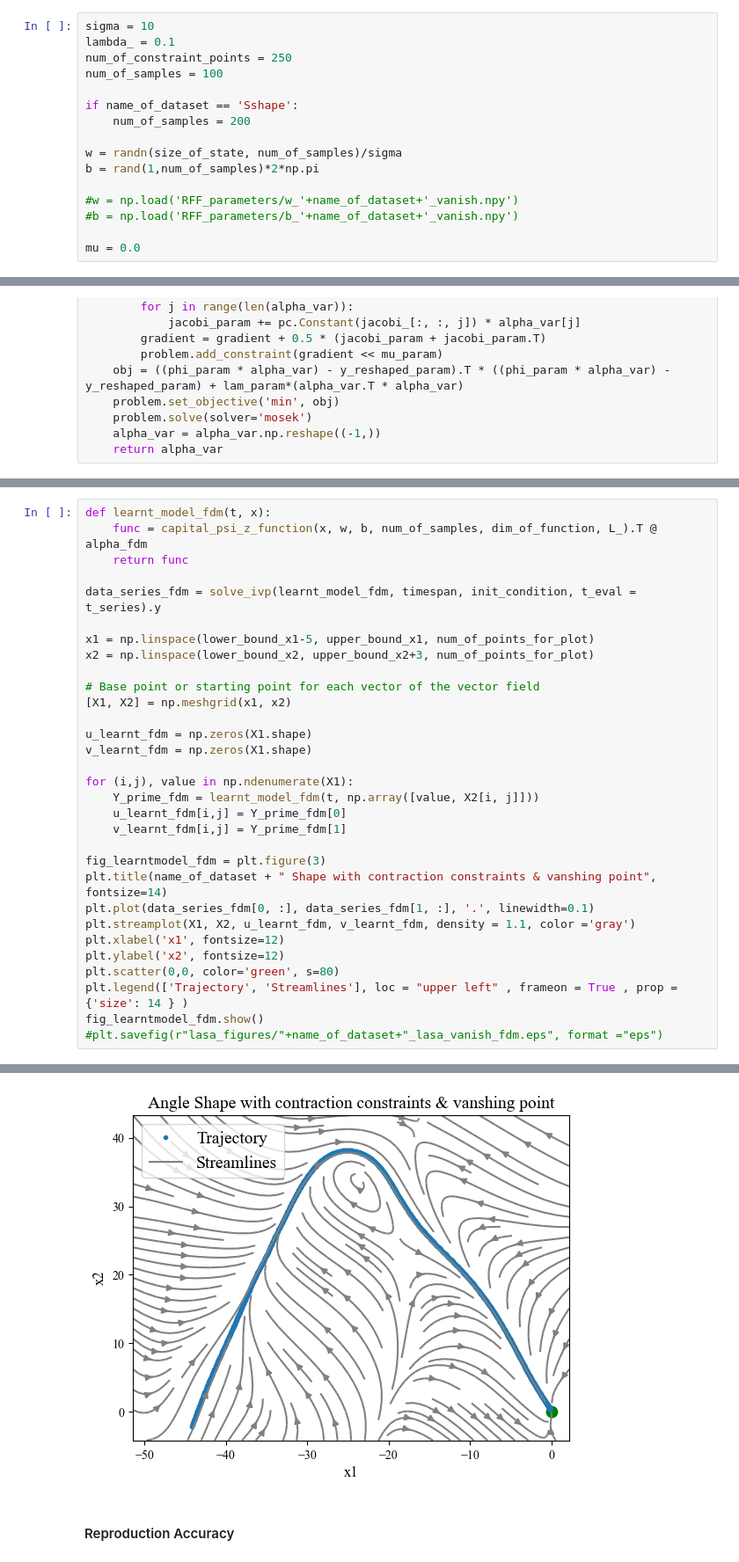
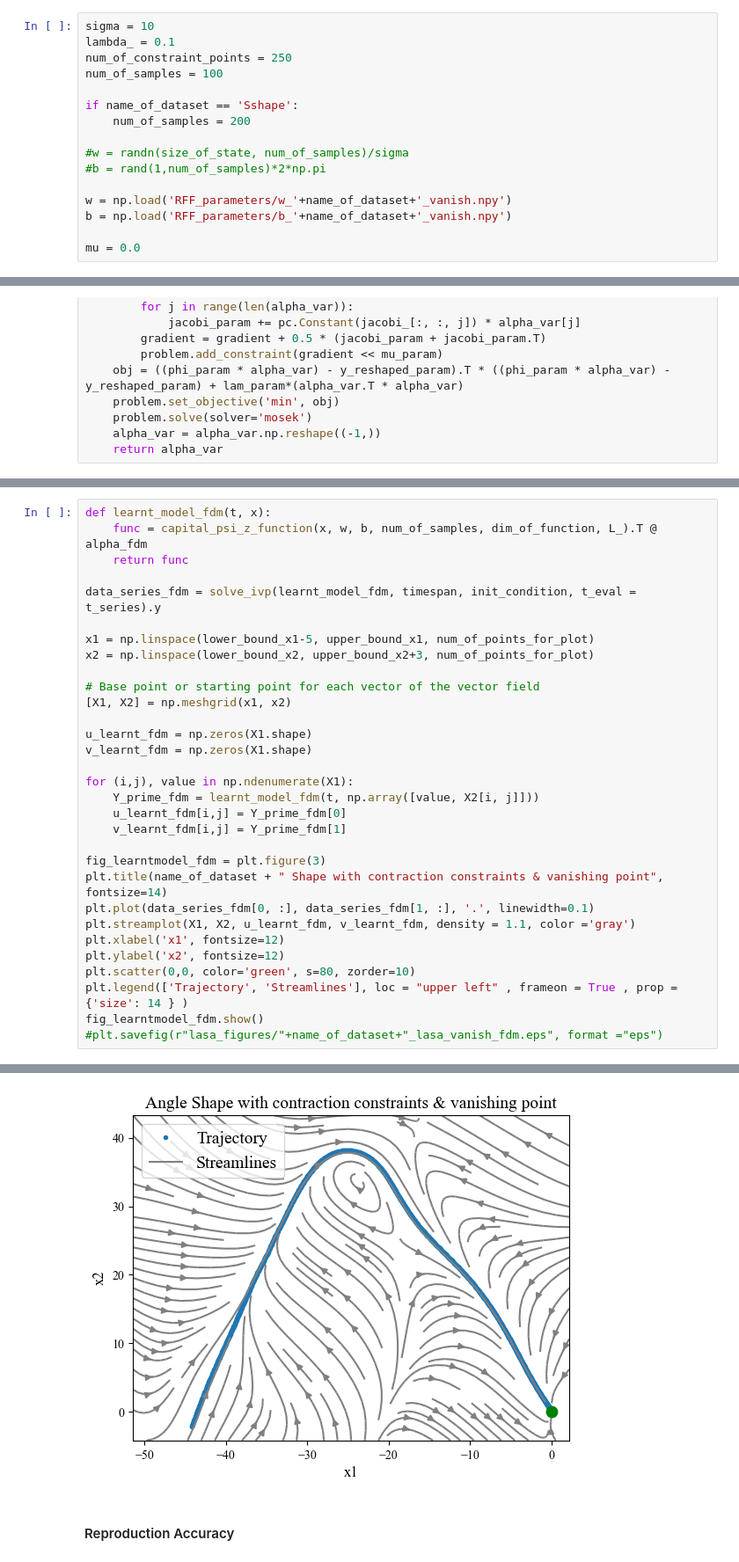
Before and after one commit to helenatp/tpk4960, a Jupyter notebook: src/lasa/lasa_vanish.ipynb, the cells around one changed output, grey strips where cells are left out. Shown at 88% size. Saved outputs shown, nothing was run; the diff lists cells and outputs as text.

```diff
--- a/src/lasa/lasa_vanish.ipynb
+++ b/src/lasa/lasa_vanish.ipynb
@@ -156,11 +154,11 @@ num_of_samples = 100
 if name_of_dataset == 'Sshape':
     num_of_samples = 200
 
-w = randn(size_of_state, num_of_samples)/sigma
-b = rand(1,num_of_samples)*2*np.pi
+#w = randn(size_of_state, num_of_samples)/sigma
+#b = rand(1,num_of_samples)*2*np.pi
 
-#w = np.load('RFF_parameters/w_'+name_of_dataset+'_vanish.npy')
-#b = np.load('RFF_parameters/b_'+name_of_dataset+'_vanish.npy')
+w = np.load('RFF_parameters/w_'+name_of_dataset+'_vanish.npy')
+b = np.load('RFF_parameters/b_'+name_of_dataset+'_vanish.npy')
 
 mu = 0.0
 # %% [markdown]
@@ -322,12 +320,12 @@ for (i,j), value in np.ndenumerate(X1):
     v_learnt_fdm[i,j] = Y_prime_fdm[1]
 
 fig_learntmodel_fdm = plt.figure(3)
-plt.title(name_of_dataset + " Shape with contraction constraints & vanshing point", fontsize=14)
+plt.title(name_of_dataset + " Shape with contraction constraints & vanishing point", fontsize=14)
 plt.plot(data_series_fdm[0, :], data_series_fdm[1, :], '.', linewidth=0.1)
 plt.streamplot(X1, X2, u_learnt_fdm, v_learnt_fdm, density = 1.1, color ='gray')
 plt.xlabel('x1', fontsize=12)
 plt.ylabel('x2', fontsize=12)
-plt.scatter(0,0, color='green', s=80)
+plt.scatter(0,0, color='green', s=80, zorder=10)
 plt.legend(['Trajectory', 'Streamlines'], loc = "upper left" , frameon = True , prop ={'size': 14 } )
 fig_learntmodel_fdm.show()
 #plt.savefig(r"lasa_figures/"+name_of_dataset+"_lasa_vanish_fdm.eps", format ="eps")
@@ -336,4 +333,4 @@ The PostScript backend does not support transparency; partially transparent arti
-[figure, old version]
+[figure, new version]
 # %% [markdown]
 #### Reproduction Accuracy
 # %%
```
Also changed, not shown: parts of 8 cells of this notebook, 3 other files.
